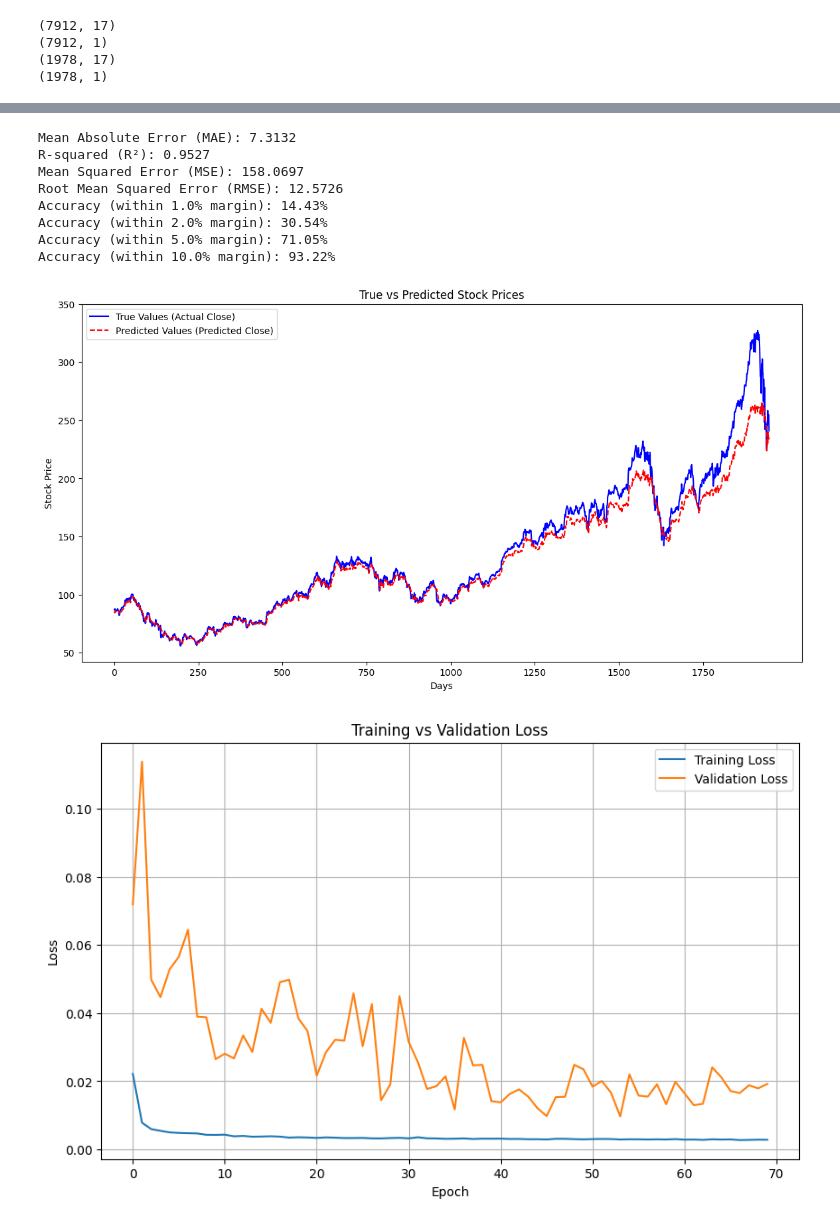
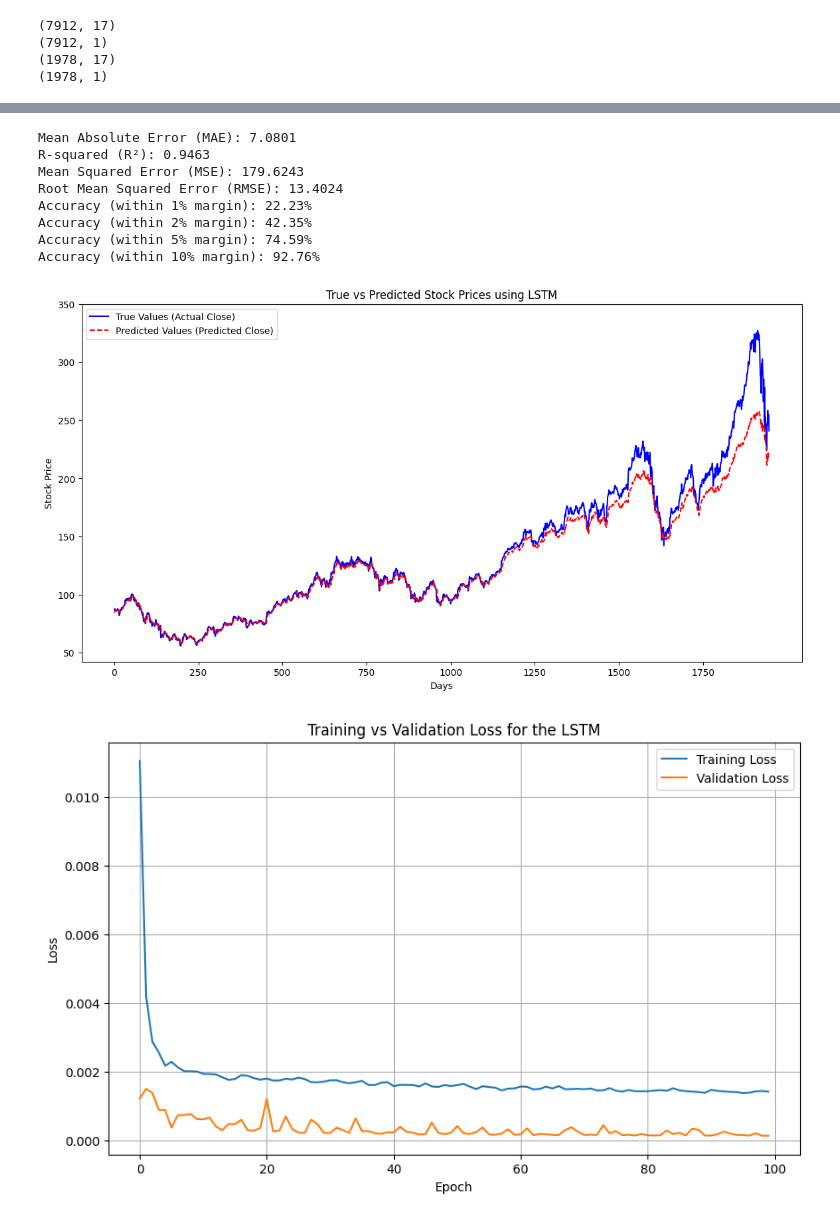
Before and after one commit to Andrew-QP/Stock-Market-Prediction-using-RNN, a Jupyter notebook: LSTM.ipynb, the cells around one changed output, grey strips where cells are left out. Drawn from its saved outputs; the diff is of its cells as text; code cells hidden in the pictures.

Commit message:
Updated LSTM
Updated LSTM to use a validation set (10% of training) instead of the testing set

```diff
--- a/LSTM.ipynb
+++ b/LSTM.ipynb
@@ -150,3 +150,21 @@ def createSequences(X, y, seq_length):
 # %%
 X_train_seq, y_train_seq = createSequences(X_train_scaled, y_train_scaled, SEQ_LENGTH)
 X_test_seq, y_test_seq = createSequences(X_test_scaled, y_test_scaled, SEQ_LENGTH)
+# %%
+# Split training into train/val sets
+val_split_pct = 0.10
+val_size = int(val_split_pct * len(X_train_seq))
+train_size = len(X_train_seq) - val_size
+
+X_val_seq = X_train_seq[train_size:]
+y_val_seq = y_train_seq[train_size:]
+X_train_seq = X_train_seq[:train_size]
+y_train_seq = y_train_seq[:train_size]
+
+print("Shapes after validation split:")
+print(f"X_train_seq shape: {X_train_seq.shape}")
+print(f"y_train_seq shape: {y_train_seq.shape}")
+print(f"X_val_seq shape:   {X_val_seq.shape}")
+print(f"y_val_seq shape:   {y_val_seq.shape}")
+print(f"X_test_seq shape:  {X_test_seq.shape}")
+print(f"y_test_seq shape:  {y_test_seq.shape}")
@@ -359,25 +315,22 @@ Epoch [69/100], Loss: 0.0028, Val Loss: 0.0192, Current Learning Rate: 0.000089
 # %%
-# Make predictions
+# Prepare test tensors
+X_test_seq_tensor = torch.tensor(X_test_seq).clone().detach().float()
+y_test_seq_tensor = torch.tensor(y_test_seq).clone().detach().float()
+
+# Make predictions on test data
 model.eval()
 with torch.no_grad():
     predictions = model(X_test_seq_tensor)
 
-# Convert predictions to numpy and reshape to match inverse_transform (2D array)
-predictions = predictions.numpy().reshape(-1, 1)  # Reshaping to (num_samples, 1)
-y_test_numpy = y_test_seq.numpy().reshape(-1, 1)
+# Convert predictions to NumPy and reshape for inverse scaling
+predictions = predictions.cpu().numpy().reshape(-1, 1)
+y_test_numpy = y_test_seq_tensor.cpu().numpy().reshape(-1, 1)
 
-# Inverse transform to get predictions and y_test back to original scale
-predictions_original = target_scaler.inverse_transform(predictions)  # Scale back the predictions
-y_test_original = target_scaler.inverse_transform(y_test_numpy)  # Scale back the actual values
+# Inverse transform to get original scale
+predictions_original = target_scaler.inverse_transform(predictions)
+y_test_original = target_scaler.inverse_transform(y_test_numpy)
 
-# Undo the log transformation if applied (np.exp)
-# predictions_original = np.exp(predictions_original)
-# y_test_original = np.exp(y_test_original)
-
-# mse = mean_squared_error(y_test_original, predictions_original)
-# print(f"Mean Squared Error (MSE): {mse}")
-
-# calculate evaluation metrics
+# Evaluation metrics
 mae = mean_absolute_error(y_test_original, predictions_original)
 r2 = r2_score(y_test_original, predictions_original)
 mse = mean_squared_error(y_test_original, predictions_original)
@@ -388,21 +341,22 @@ print(f"R-squared (R²): {r2:.4f}")
 print(f"Mean Squared Error (MSE): {mse:.4f}")
 print(f"Root Mean Squared Error (RMSE): {rmse:.4f}")
 
+# Accuracy thresholds
 thresholds = [0.01, 0.02, 0.05, 0.1]  # 1%, 2%, 5%, 10%
 error = np.abs((predictions_original - y_test_original) / y_test_original)
 
 for threshold in thresholds:
     accuracy = np.mean(error < threshold)
-    print(f"Accuracy (within {threshold * 100}% margin): {accuracy * 100:.2f}%")
+    print(f"Accuracy (within {threshold * 100:.0f}% margin): {accuracy * 100:.2f}%")
 # %% [output]
-Mean Absolute Error (MAE): 7.3132
-R-squared (R²): 0.9527
-Mean Squared Error (MSE): 158.0697
-Root Mean Squared Error (RMSE): 12.5726
-Accuracy (within 1.0% margin): 14.43%
-Accuracy (within 2.0% margin): 30.54%
-Accuracy (within 5.0% margin): 71.05%
-Accuracy (within 10.0% margin): 93.22%
+Mean Absolute Error (MAE): 7.0801
+R-squared (R²): 0.9463
+Mean Squared Error (MSE): 179.6243
+Root Mean Squared Error (RMSE): 13.4024
+Accuracy (within 1% margin): 22.23%
+Accuracy (within 2% margin): 42.35%
+Accuracy (within 5% margin): 74.59%
+Accuracy (within 10% margin): 92.76%
 # %%
 import matplotlib.pyplot as plt
 
@@ -412,7 +366,7 @@ plt.plot(y_test_original, label='True Values (Actual Close)', color='blue')
 plt.plot(predictions_original, label='Predicted Values (Predicted Close)', color='red', linestyle='--')
 
 # Add labels and a legend
-plt.title('True vs Predicted Stock Prices')
+plt.title('True vs Predicted Stock Prices using LSTM')
 plt.xlabel('Days')
 plt.ylabel('Stock Price')
 plt.legend()
@@ -424,16 +378,16 @@ plt.yticks(range(50, 400, 50))
 # Show the plot
 plt.show()
 # %% [output]
-[figure, old version]
+[figure, new version]
 # %%
 plt.figure(figsize=(10, 6))
 plt.plot(train_losses, label='Training Loss')
 plt.plot(val_losses, label='Validation Loss')
 plt.xlabel('Epoch')
 plt.ylabel('Loss')
-plt.title('Training vs Validation Loss')
+plt.title('Training vs Validation Loss for the LSTM')
 plt.legend()
 plt.grid(True)
 plt.show()
 # %% [output]
-[figure, old version]
+[figure, new version]
```
Also changed, not shown: parts of 4 cells of this notebook.
